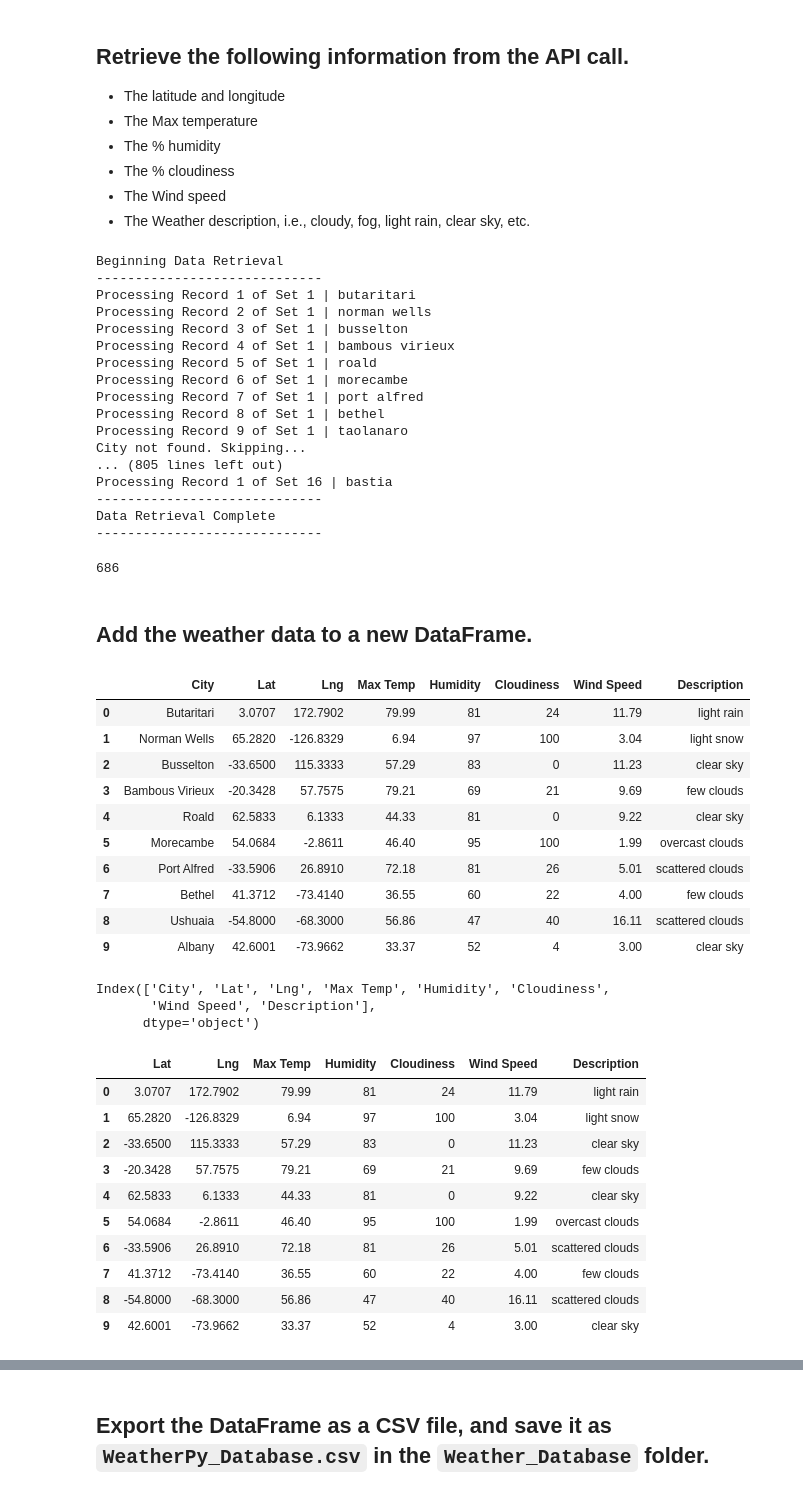
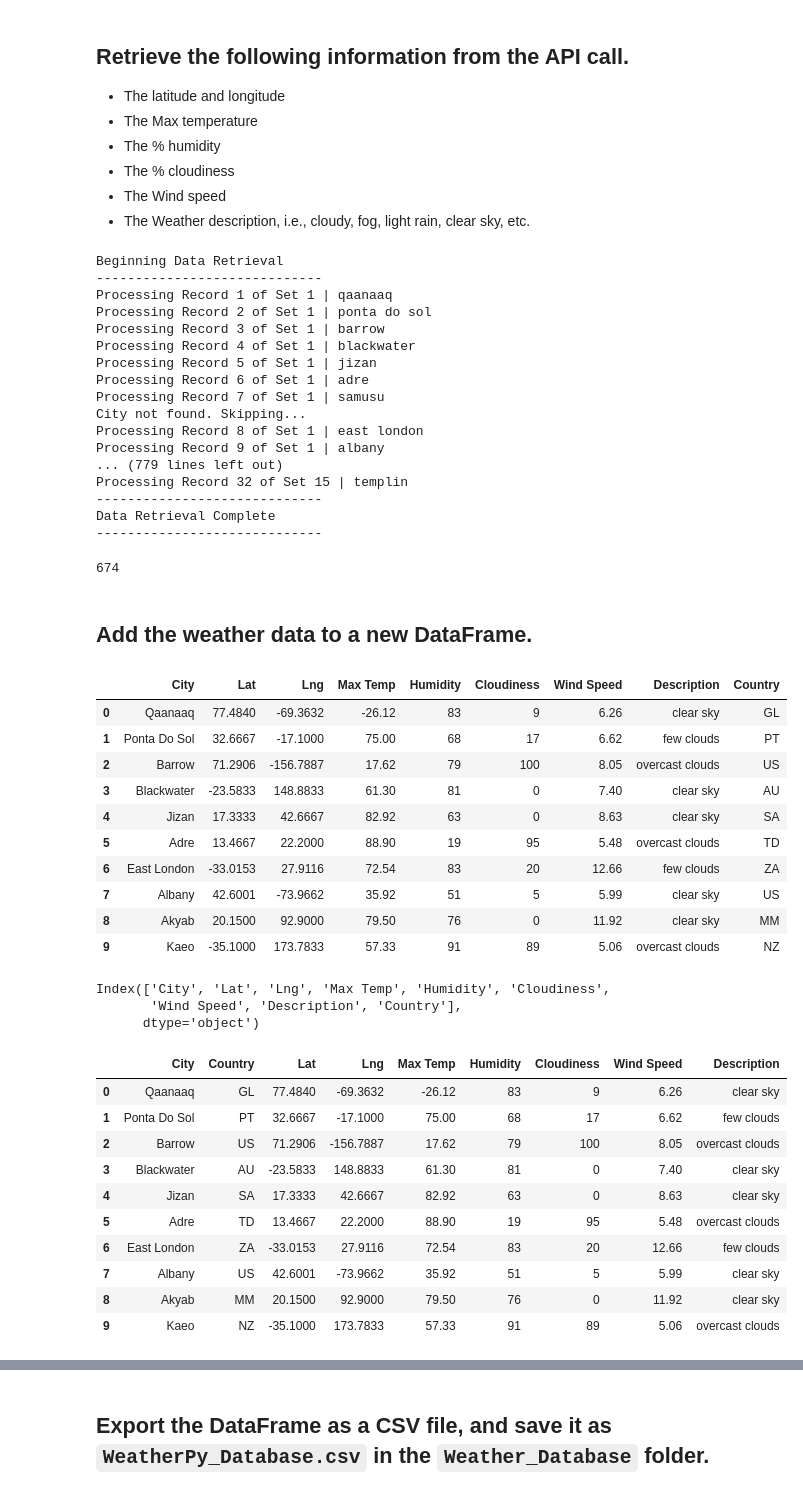
Before and after one commit to c-pilot875/World_Weather_Analysis, a Jupyter notebook: Weather_Database.ipynb, the cells around one changed output, grey strips where cells are left out. Drawn from its saved outputs; the diff is of its cells as text; code cells hidden in the pictures.

Commit message:
Updating files with country

```diff
--- a/Weather_Database.ipynb
+++ b/Weather_Database.ipynb
@@ -136,6 +136,7 @@ for i, city in enumerate(cities):
         city_clouds = city_weather["clouds"]["all"]
         city_wind = city_weather["wind"]["speed"]
         city_description = city_weather["weather"][0]["description"]
+        city_country = city_weather["sys"]["country"]
 
         # Append the city information into the city_data list
         city_data.append({"City": city.title(),
@@ -145,7 +146,8 @@ for i, city in enumerate(cities):
                           "Humidity": city_humidity,
                           "Cloudiness": city_clouds,
                           "Wind Speed": city_wind,
-                          "Description": city_description})
+                          "Description": city_description,
+                          "Country": city_country})
 
     # If an error is experienced, skip the city
     except:
@@ -159,18 +161,18 @@ print("-----------------------------")
 # %% [output]
 Beginning Data Retrieval
 -----------------------------
-Processing Record 1 of Set 1 | butaritari
-Processing Record 2 of Set 1 | norman wells
-Processing Record 3 of Set 1 | busselton
-Processing Record 4 of Set 1 | bambous virieux
-Processing Record 5 of Set 1 | roald
-Processing Record 6 of Set 1 | morecambe
-Processing Record 7 of Set 1 | port alfred
-Processing Record 8 of Set 1 | bethel
-Processing Record 9 of Set 1 | taolanaro
+Processing Record 1 of Set 1 | qaanaaq
+Processing Record 2 of Set 1 | ponta do sol
+Processing Record 3 of Set 1 | barrow
+Processing Record 4 of Set 1 | blackwater
+Processing Record 5 of Set 1 | jizan
+Processing Record 6 of Set 1 | adre
+Processing Record 7 of Set 1 | samusu
 City not found. Skipping...
-... (805 lines left out)
-Processing Record 1 of Set 16 | bastia
+Processing Record 8 of Set 1 | east london
+Processing Record 9 of Set 1 | albany
+... (779 lines left out)
+Processing Record 32 of Set 15 | templin
 -----------------------------
 Data Retrieval Complete
 -----------------------------
@@ -178,7 +180,7 @@ Data Retrieval Complete
 # Print the length of the city_data list to verify how many cities you have
 len(city_data)
 # %% [output]
-686
+674
 # %% [markdown]
 ## Add the weather data to a new DataFrame.
 # %%
@@ -188,46 +190,46 @@ city_data_df = pd.DataFrame(city_data)
 # Display sample data
 city_data_df.head(10)
 # %% [output]
-|  | City | Lat | Lng | Max Temp | Humidity | Cloudiness | Wind Speed | Description |
-| 0 | Butaritari | 3.0707 | 172.7902 | 79.99 | 81 | 24 | 11.79 | light rain |
-| 1 | Norman Wells | 65.2820 | -126.8329 | 6.94 | 97 | 100 | 3.04 | light snow |
-| 2 | Busselton | -33.6500 | 115.3333 | 57.29 | 83 | 0 | 11.23 | clear sky |
-| 3 | Bambous Virieux | -20.3428 | 57.7575 | 79.21 | 69 | 21 | 9.69 | few clouds |
-| 4 | Roald | 62.5833 | 6.1333 | 44.33 | 81 | 0 | 9.22 | clear sky |
-| 5 | Morecambe | 54.0684 | -2.8611 | 46.40 | 95 | 100 | 1.99 | overcast clouds |
-| 6 | Port Alfred | -33.5906 | 26.8910 | 72.18 | 81 | 26 | 5.01 | scattered clouds |
-| 7 | Bethel | 41.3712 | -73.4140 | 36.55 | 60 | 22 | 4.00 | few clouds |
-| 8 | Ushuaia | -54.8000 | -68.3000 | 56.86 | 47 | 40 | 16.11 | scattered clouds |
-| 9 | Albany | 42.6001 | -73.9662 | 33.37 | 52 | 4 | 3.00 | clear sky |
+|  | City | Lat | Lng | Max Temp | Humidity | Cloudiness | Wind Speed | Description | Country |
+| 0 | Qaanaaq | 77.4840 | -69.3632 | -26.12 | 83 | 9 | 6.26 | clear sky | GL |
+| 1 | Ponta Do Sol | 32.6667 | -17.1000 | 75.00 | 68 | 17 | 6.62 | few clouds | PT |
+| 2 | Barrow | 71.2906 | -156.7887 | 17.62 | 79 | 100 | 8.05 | overcast clouds | US |
+| 3 | Blackwater | -23.5833 | 148.8833 | 61.30 | 81 | 0 | 7.40 | clear sky | AU |
+| 4 | Jizan | 17.3333 | 42.6667 | 82.92 | 63 | 0 | 8.63 | clear sky | SA |
+| 5 | Adre | 13.4667 | 22.2000 | 88.90 | 19 | 95 | 5.48 | overcast clouds | TD |
+| 6 | East London | -33.0153 | 27.9116 | 72.54 | 83 | 20 | 12.66 | few clouds | ZA |
+| 7 | Albany | 42.6001 | -73.9662 | 35.92 | 51 | 5 | 5.99 | clear sky | US |
+| 8 | Akyab | 20.1500 | 92.9000 | 79.50 | 76 | 0 | 11.92 | clear sky | MM |
+| 9 | Kaeo | -35.1000 | 173.7833 | 57.33 | 91 | 89 | 5.06 | overcast clouds | NZ |
 # %%
 # Display the DataFrame's column names using the columns Pandas function
 city_data_df.columns
 # %% [output]
 Index(['City', 'Lat', 'Lng', 'Max Temp', 'Humidity', 'Cloudiness',
-       'Wind Speed', 'Description'],
+       'Wind Speed', 'Description', 'Country'],
       dtype='object')
 # %%
 # Create a list to reorder the column names as follows:
 # "City", "Country", "Lat", "Lng", "Max Temp", "Humidity",  "Cloudiness", "Wind Speed",  "Current Description"
-new_column_order = ["Lat", "Lng", "Max Temp", "Humidity", "Cloudiness", "Wind Speed", "Description"]
+new_column_order = ["City", "Country", "Lat", "Lng", "Max Temp", "Humidity", "Cloudiness", "Wind Speed", "Description"]
 
 # Recreate the DataFrame by using the new column order
 city_data_df = city_data_df[new_column_order]
 
 # Display sample data
 city_data_df.head(10)
 # %% [output]
-|  | Lat | Lng | Max Temp | Humidity | Cloudiness | Wind Speed | Description |
-| 0 | 3.0707 | 172.7902 | 79.99 | 81 | 24 | 11.79 | light rain |
-| 1 | 65.2820 | -126.8329 | 6.94 | 97 | 100 | 3.04 | light snow |
-| 2 | -33.6500 | 115.3333 | 57.29 | 83 | 0 | 11.23 | clear sky |
-| 3 | -20.3428 | 57.7575 | 79.21 | 69 | 21 | 9.69 | few clouds |
-| 4 | 62.5833 | 6.1333 | 44.33 | 81 | 0 | 9.22 | clear sky |
-| 5 | 54.0684 | -2.8611 | 46.40 | 95 | 100 | 1.99 | overcast clouds |
-| 6 | -33.5906 | 26.8910 | 72.18 | 81 | 26 | 5.01 | scattered clouds |
-| 7 | 41.3712 | -73.4140 | 36.55 | 60 | 22 | 4.00 | few clouds |
-| 8 | -54.8000 | -68.3000 | 56.86 | 47 | 40 | 16.11 | scattered clouds |
-| 9 | 42.6001 | -73.9662 | 33.37 | 52 | 4 | 3.00 | clear sky |
+|  | City | Country | Lat | Lng | Max Temp | Humidity | Cloudiness | Wind Speed | Description |
+| 0 | Qaanaaq | GL | 77.4840 | -69.3632 | -26.12 | 83 | 9 | 6.26 | clear sky |
+| 1 | Ponta Do Sol | PT | 32.6667 | -17.1000 | 75.00 | 68 | 17 | 6.62 | few clouds |
+| 2 | Barrow | US | 71.2906 | -156.7887 | 17.62 | 79 | 100 | 8.05 | overcast clouds |
+| 3 | Blackwater | AU | -23.5833 | 148.8833 | 61.30 | 81 | 0 | 7.40 | clear sky |
+| 4 | Jizan | SA | 17.3333 | 42.6667 | 82.92 | 63 | 0 | 8.63 | clear sky |
+| 5 | Adre | TD | 13.4667 | 22.2000 | 88.90 | 19 | 95 | 5.48 | overcast clouds |
+| 6 | East London | ZA | -33.0153 | 27.9116 | 72.54 | 83 | 20 | 12.66 | few clouds |
+| 7 | Albany | US | 42.6001 | -73.9662 | 35.92 | 51 | 5 | 5.99 | clear sky |
+| 8 | Akyab | MM | 20.1500 | 92.9000 | 79.50 | 76 | 0 | 11.92 | clear sky |
+| 9 | Kaeo | NZ | -35.1000 | 173.7833 | 57.33 | 91 | 89 | 5.06 | overcast clouds |
 # %%
 # Display the data types of each column by using the dtypes Pandas function
 city_data_df.dtypes
```
Also changed, not shown: parts of 2 cells of this notebook, 1 other file.
